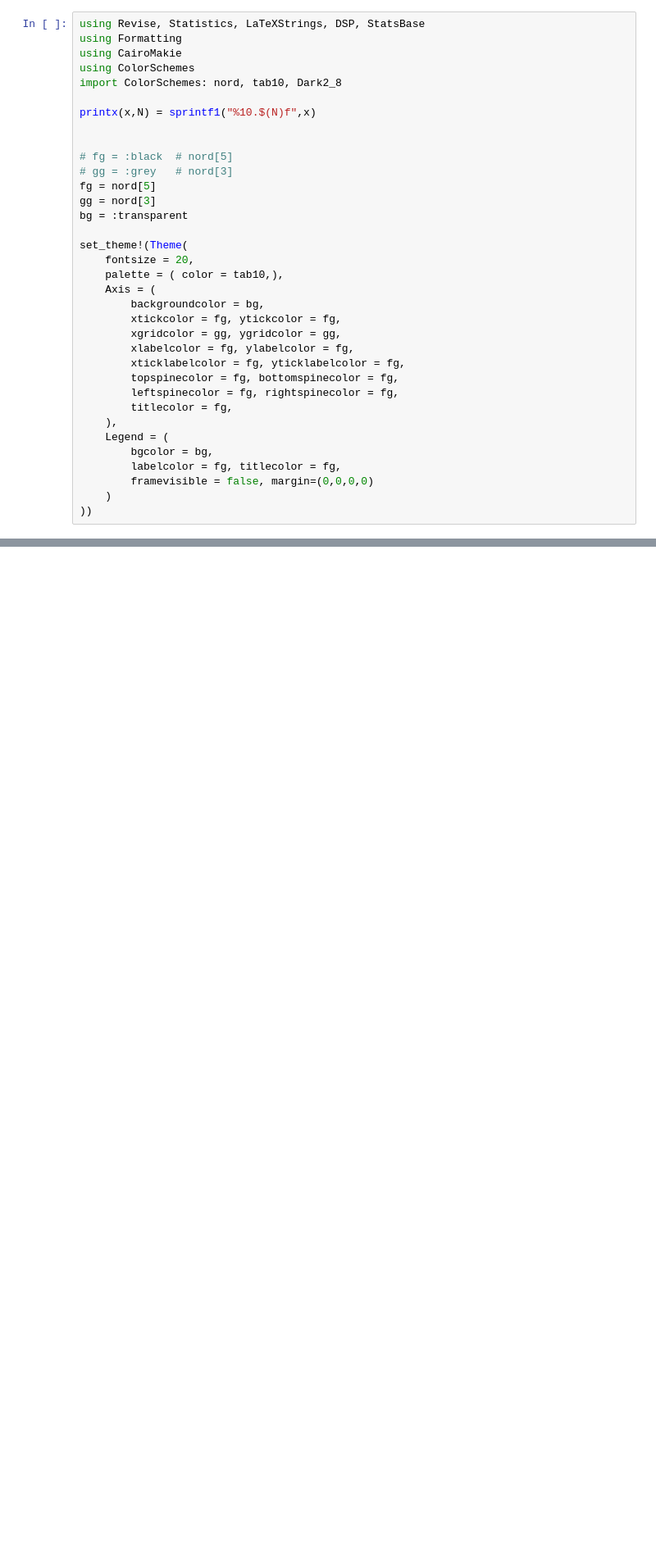
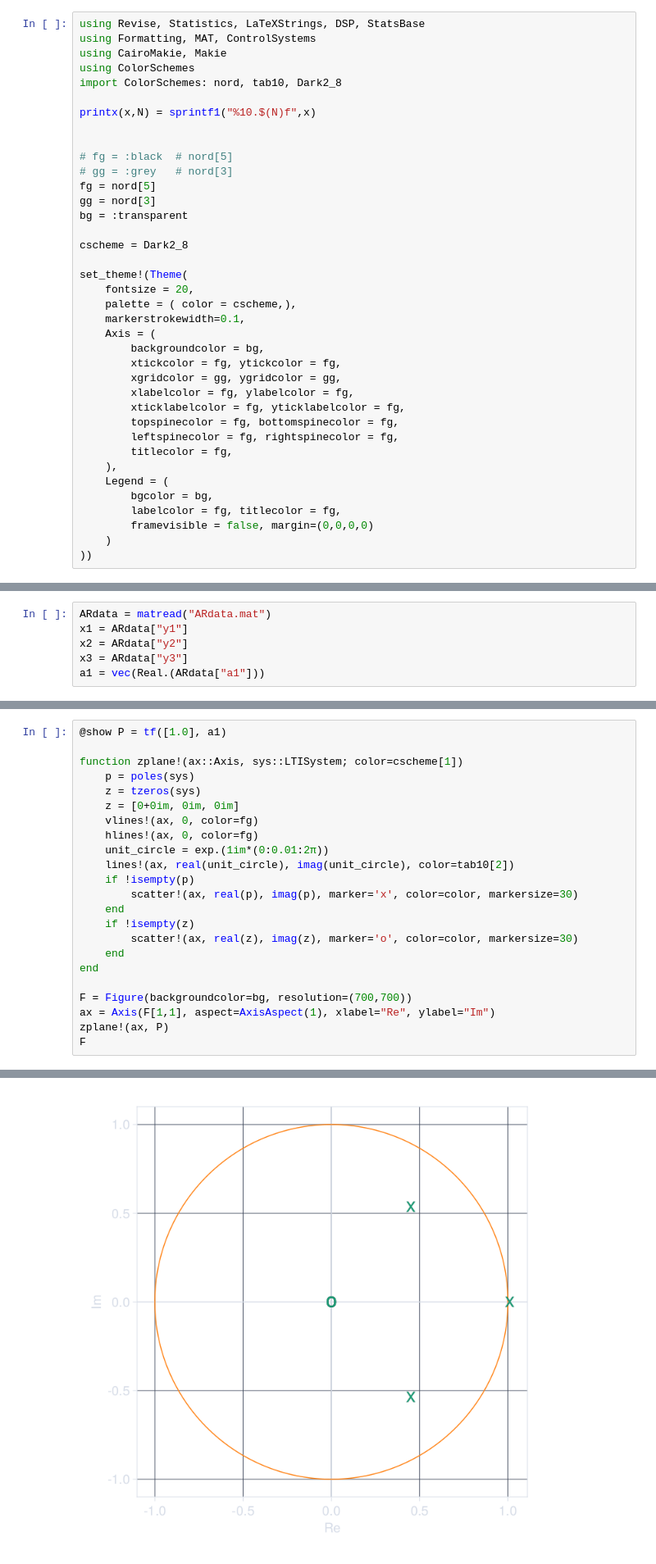
Before and after one commit to simonabj/Studies, a Jupyter notebook: IN5340/Project5/code.ipynb, the cells around one changed output, grey strips where cells are left out. Shown: that part at 82% size. Drawn from its saved outputs; the diff is of its cells as text; blank space fills up the shorter version.

```diff
--- a/IN5340/Project5/code.ipynb
+++ b/IN5340/Project5/code.ipynb
@@ -1,7 +1,7 @@
 # %%
 using Revise, Statistics, LaTeXStrings, DSP, StatsBase
-using Formatting
-using CairoMakie
+using Formatting, MAT, ControlSystems
+using CairoMakie, Makie
 using ColorSchemes
 import ColorSchemes: nord, tab10, Dark2_8
 
@@ -14,9 +14,12 @@ fg = nord[5]
 gg = nord[3]
 bg = :transparent
 
+cscheme = Dark2_8
+
 set_theme!(Theme(
     fontsize = 20,
-    palette = ( color = tab10,),
+    palette = ( color = cscheme,),
+    markerstrokewidth=0.1,
     Axis = (
         backgroundcolor = bg,
         xtickcolor = fg, ytickcolor = fg,
@@ -84,0 +64,6 @@ LoadError: error in method definition: function Base.reduce must be explicitly i
+# %%
+ARdata = matread("ARdata.mat")
+x1 = ARdata["y1"]
+x2 = ARdata["y2"]
+x3 = ARdata["y3"]
+a1 = vec(Real.(ARdata["a1"]))
@@ -84,0 +76,24 @@ LoadError: error in method definition: function Base.reduce must be explicitly i
+# %%
+@show P = tf([1.0], a1)
+
+function zplane!(ax::Axis, sys::LTISystem; color=cscheme[1])
+    p = poles(sys)
+    z = tzeros(sys)
+    z = [0+0im, 0im, 0im]
+    vlines!(ax, 0, color=fg)
+    hlines!(ax, 0, color=fg)
+    unit_circle = exp.(1im*(0:0.01:2π))
+    lines!(ax, real(unit_circle), imag(unit_circle), color=tab10[2])
+    if !isempty(p)
+        scatter!(ax, real(p), imag(p), marker='x', color=color, markersize=30)
+    end
+    if !isempty(z)
+        scatter!(ax, real(z), imag(z), marker='o', color=color, markersize=30)
+    end
+end
+
+F = Figure(backgroundcolor=bg, resolution=(700,700))
+ax = Axis(F[1,1], aspect=AxisAspect(1), xlabel="Re", ylabel="Im")
+zplane!(ax, P)
+F
+# %% [output]
@@ -84,0 +106 @@ LoadError: error in method definition: function Base.reduce must be explicitly i
+[figure, added]
```
Also changed, not shown: parts of 5 cells of this notebook, 3 other files.
